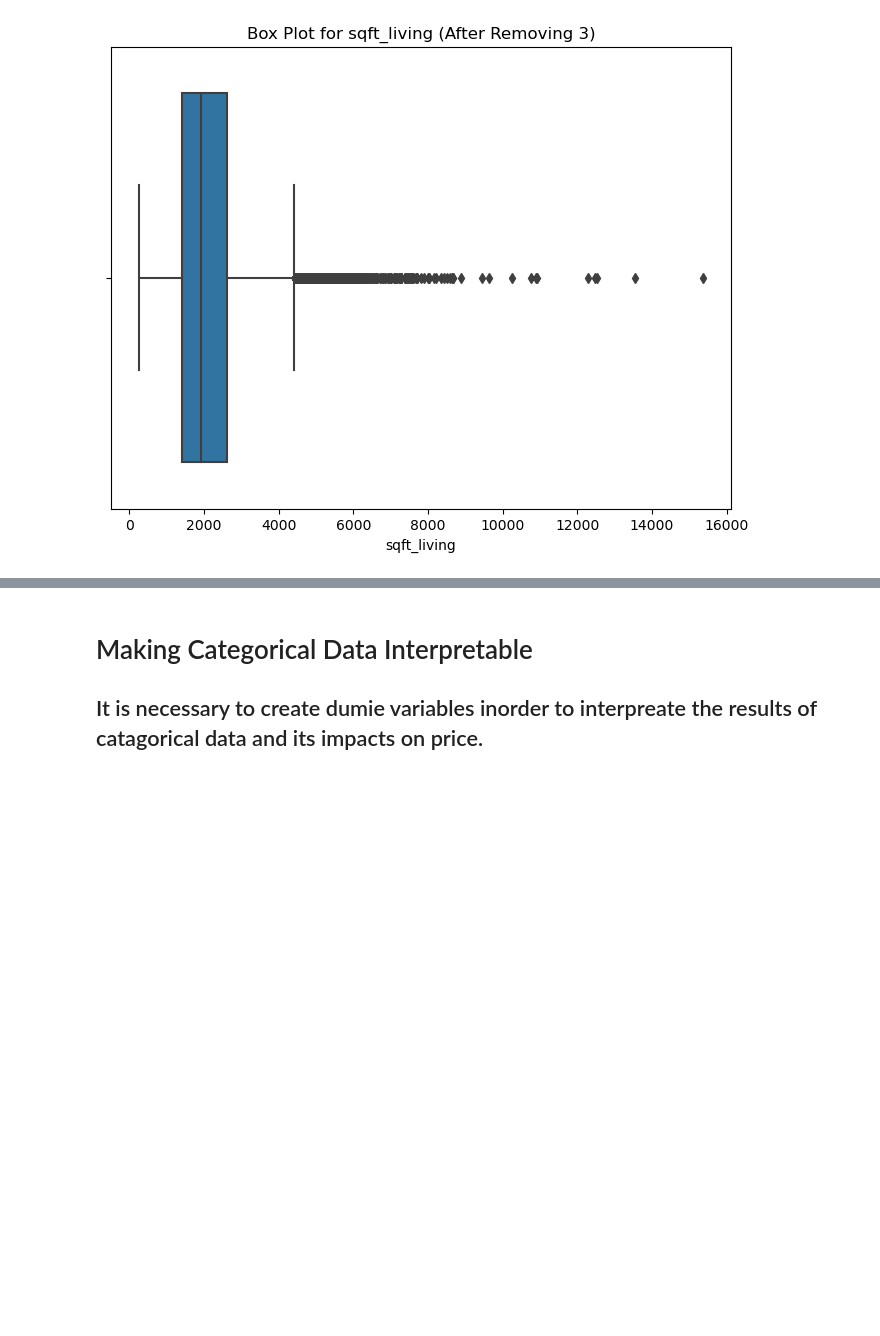
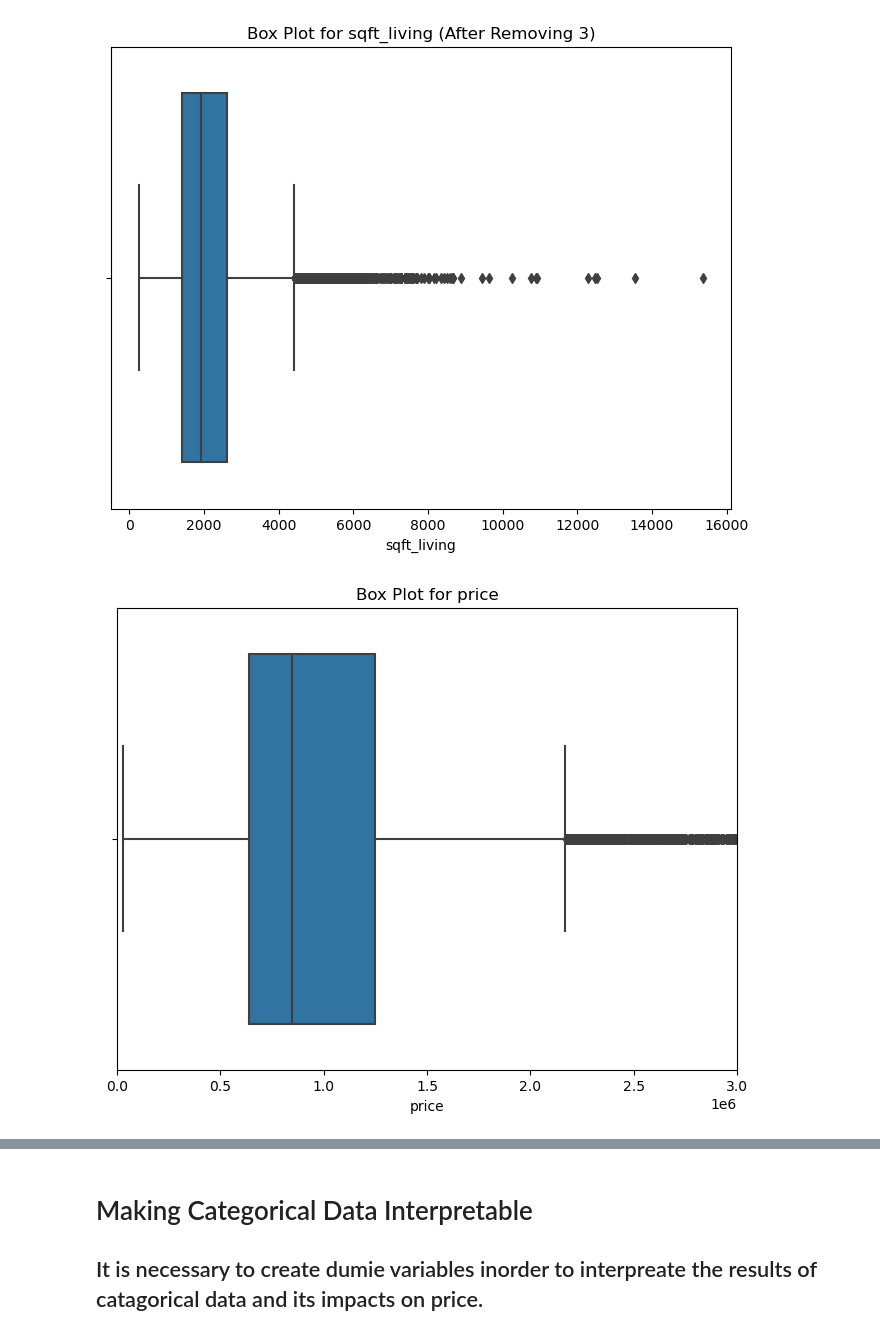
Before and after one commit to jguzzo522/project2house, a Jupyter notebook: housepj2.ipynb, the cells around one changed output, grey strips where cells are left out. Cells and saved outputs as stored; diff of their text form; code cells hidden in the pictures; blank space fills up the shorter version.

```diff
--- a/housepj2.ipynb
+++ b/housepj2.ipynb
@@ -312,3 +310,25 @@ df_cleaned = df_cleaned[(df_cleaned['sqft_living'] >= 500) & (df_cleaned['sqft_l
 
 # Filter out houses with less than 1 floor and more than 3.5 floors
 df_cleaned = df_cleaned[(df_cleaned['floors'] >= 1) & (df_cleaned['floors'] <= 3.5)]
+# %%
+import matplotlib.pyplot as plt
+import seaborn as sns
+
+# Assuming 'price' is the variable of interest and df_cleaned is your cleaned DataFrame
+price_variable = 'price'
+
+# Set the figure size
+plt.figure(figsize=(8, 6))
+
+# Create a box plot for 'price' with a custom x-axis range
+sns.boxplot(x=price_variable, data=df_cleaned)
+
+# Set custom x-axis range
+plt.xlim(0, 3000000)  # Adjust the range as needed
+
+# Show the plot
+plt.title(f'Box Plot for {price_variable}')
+plt.xlabel(price_variable)
+plt.show()
+# %% [output]
+[figure, added]
```
Also changed, not shown: parts of 35 cells of this notebook.
